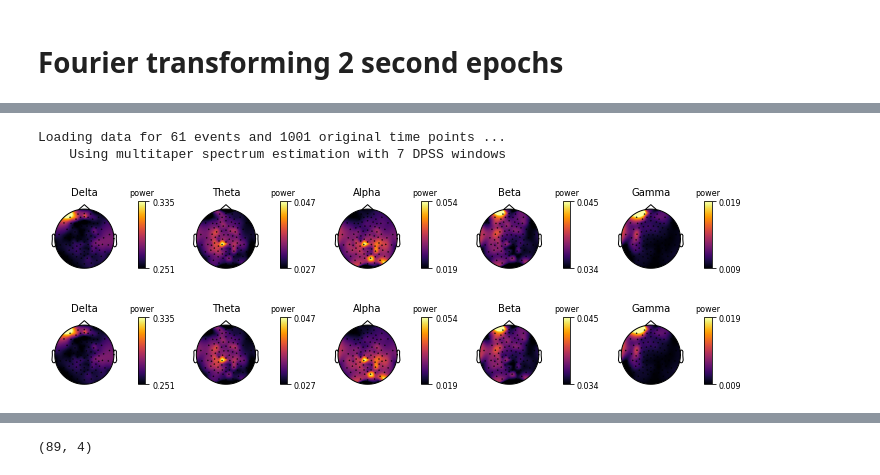
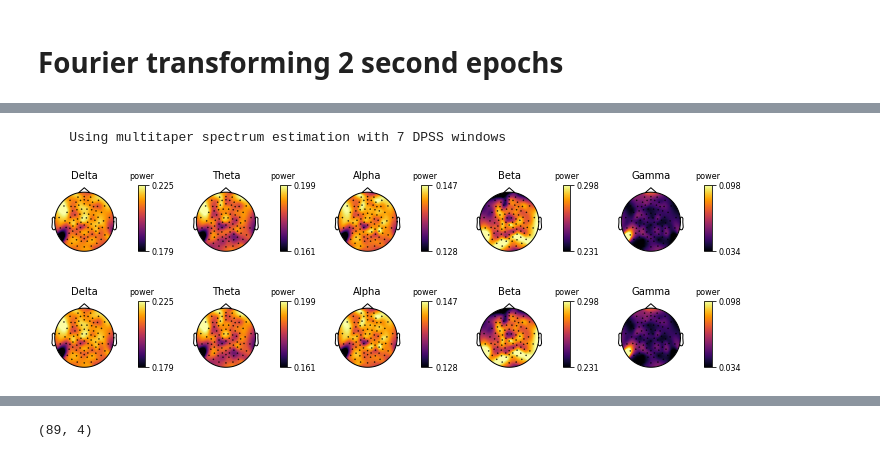
Before and after one commit to HwangLabNeuroCogDynamics/Analysis_scripts, a Jupyter notebook: CMI_data_Analysis/CMI_data_analysis.ipynb, the cells around one changed output, grey strips where cells are left out. Drawn from its saved outputs; the diff is of its cells as text; code cells hidden in the pictures.

```diff
--- a/CMI_data_Analysis/CMI_data_analysis.ipynb
+++ b/CMI_data_Analysis/CMI_data_analysis.ipynb
@@ -9,13 +9,14 @@ from mne.preprocessing import ICA
 import numpy as np
 import pandas as pd
 import matplotlib.pyplot as plt
-import autoreject
-from autoreject import *
+#import autoreject
+#from autoreject import *
 import scipy
 from scipy.spatial.distance import pdist
 from scipy.cluster.hierarchy import dendrogram,linkage
 from scipy.stats.mstats import zscore
-#from fooof import FOOOF
+from fooof import FOOOF
 
-ROOT = '/home/dcellier/RDSS/CMI_data/MIPDB/EEGData/'
+#ROOT = '/home/dcellier/RDSS/CMI_data/MIPDB/EEGData/'
+ROOT= '/data/backed_up/shared/CMI_data/MIPDB/preproc/'
 # %%
@@ -31,0 +34,3 @@ twoSec_EC_epoch=read_object(ROOT+sub+'/EEG/preproc/'+sub+'_epoch_eyesClosed')
+# %%
+sub='A00053440'
+sub2='A00059578'
@@ -31,0 +61,3 @@ twoSec_EC_epoch=read_object(ROOT+sub+'/EEG/preproc/'+sub+'_epoch_eyesClosed')
+# %%
+EC=mne.read_epochs(ROOT+sub+'/'+sub+'_eyes_closed-epo.fif')
+EO=mne.read_epochs(ROOT+sub+'/'+sub+'_eyes_open-epo.fif')
@@ -32,8 +85,7 @@ twoSec_EC_epoch=read_object(ROOT+sub+'/EEG/preproc/'+sub+'_epoch_eyesClosed')
 # %%
-twoSec_EC_epoch.plot_psd_topomap(ch_type='eeg', normalize=True,cmap='inferno',outlines='head')
+EC.plot_psd_topomap(ch_type='eeg', normalize=True,cmap='inferno',outlines='head')
 #interactive mode possible in ipython
 # %% [output]
-Loading data for 61 events and 1001 original time points ...
     Using multitaper spectrum estimation with 7 DPSS windows
-[figure, old version]
+[figure, new version]
-[figure, old version]
+[figure, new version]
```
Also changed, not shown: parts of 60 cells of this notebook, 9 other files.
